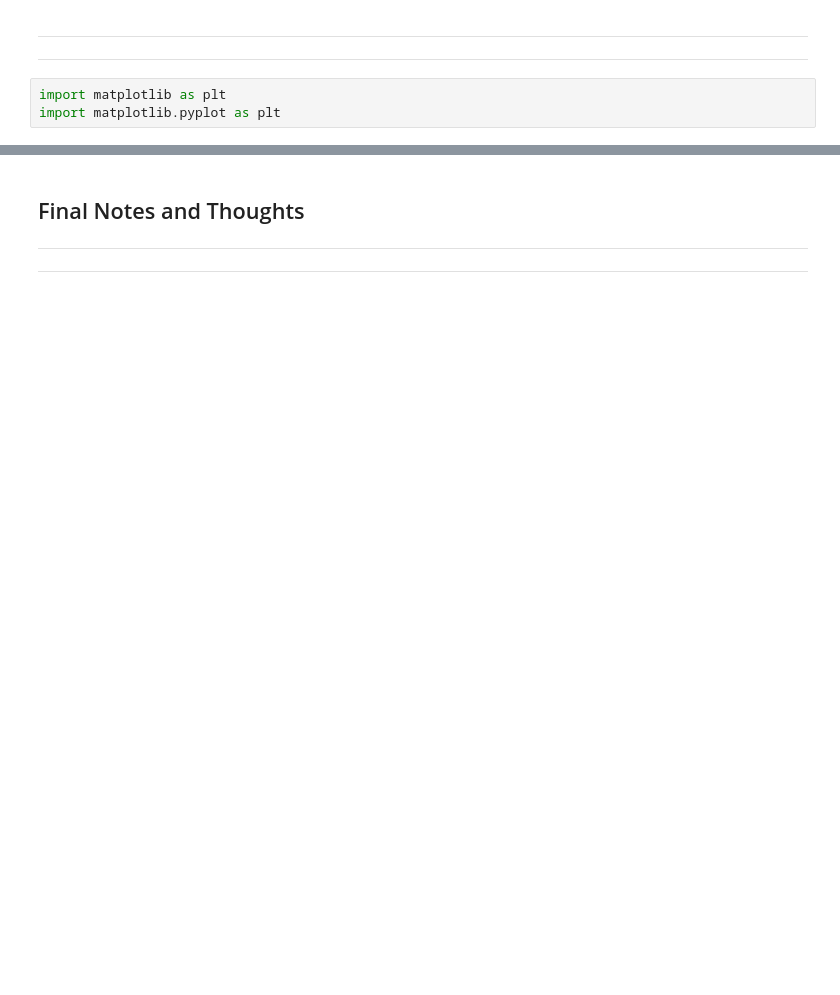
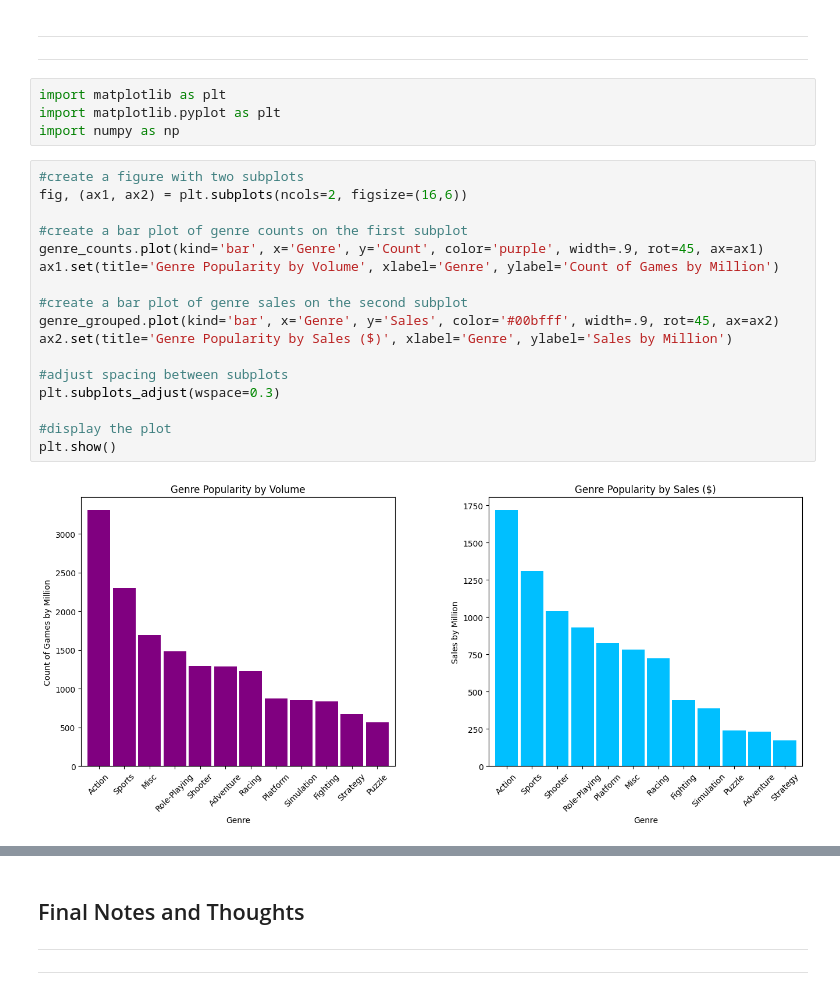
Before and after one commit to jsmither10/video-game-trends, a Jupyter notebook: data-review.ipynb, the cells around one changed output, grey strips where cells are left out. Saved outputs shown, nothing was run; the diff lists cells and outputs as text; blank space fills up the shorter version.

```diff
--- a/data-review.ipynb
+++ b/data-review.ipynb
@@ -451,3 +486,23 @@ ___
 # %%
 import matplotlib as plt
 import matplotlib.pyplot as plt
+import numpy as np
+# %%
+#create a figure with two subplots
+fig, (ax1, ax2) = plt.subplots(ncols=2, figsize=(16,6))
+
+#create a bar plot of genre counts on the first subplot
+genre_counts.plot(kind='bar', x='Genre', y='Count', color='purple', width=.9, rot=45, ax=ax1)
+ax1.set(title='Genre Popularity by Volume', xlabel='Genre', ylabel='Count of Games by Million')
+
+#create a bar plot of genre sales on the second subplot
+genre_grouped.plot(kind='bar', x='Genre', y='Sales', color='#00bfff', width=.9, rot=45, ax=ax2)
+ax2.set(title='Genre Popularity by Sales ($)', xlabel='Genre', ylabel='Sales by Million')
+
+#adjust spacing between subplots
+plt.subplots_adjust(wspace=0.3)
+
+#display the plot
+plt.show()
+# %% [output]
+[figure, added]
```
Also changed, not shown: parts of 12 cells of this notebook.
